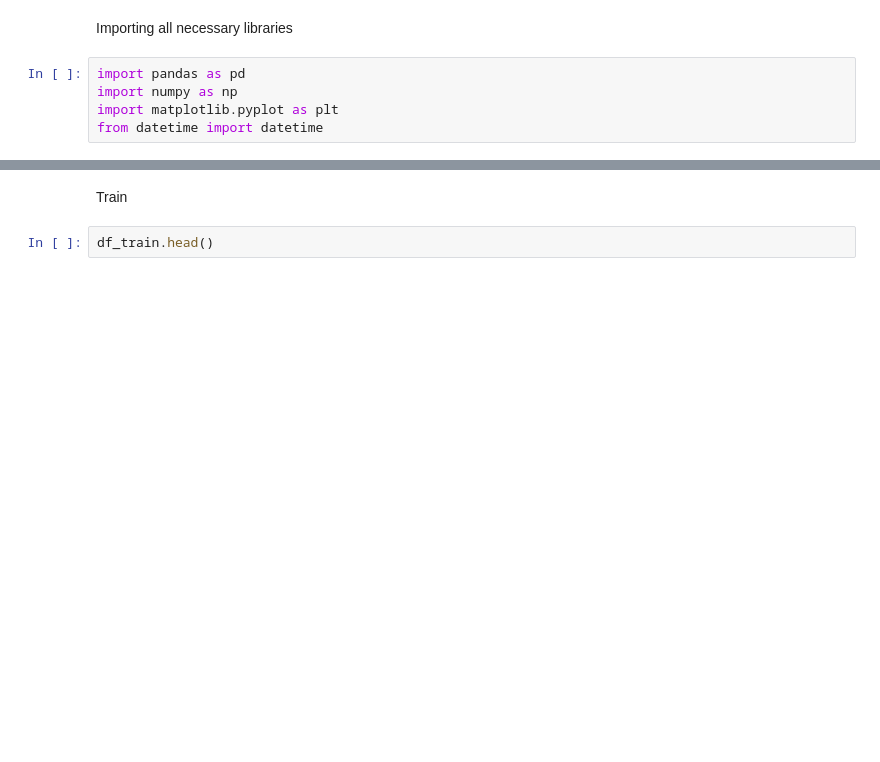
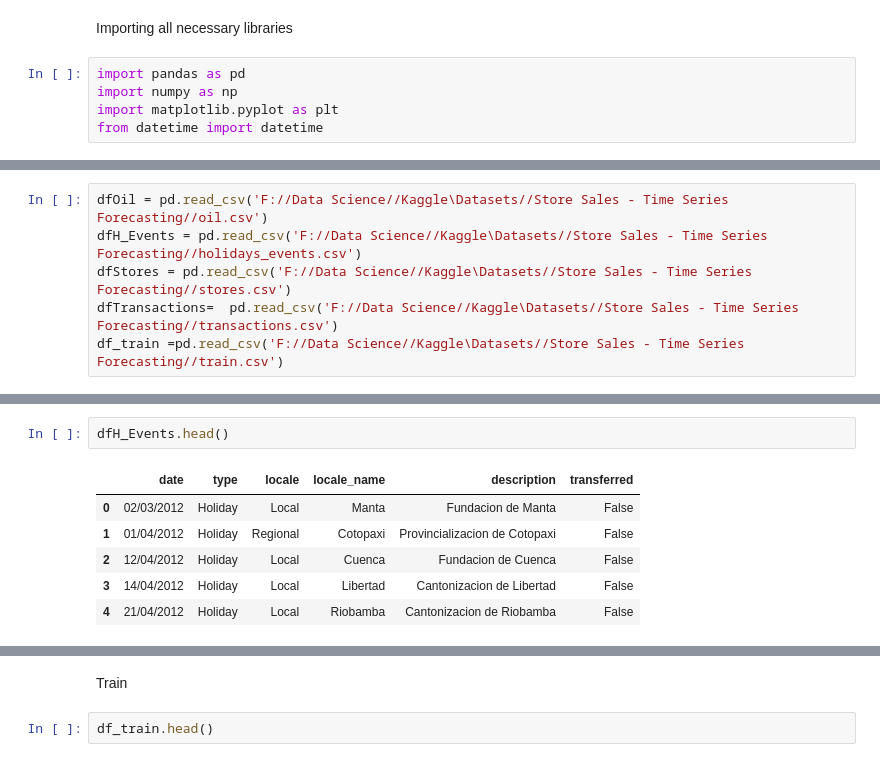
Before and after one commit to MshRoor/Kaggle-Competitions, a Jupyter notebook: Store Sales - Time Series Forecasting/Time_series_forecasting.ipynb, the cells around one changed output, grey strips where cells are left out. Cells and saved outputs as stored; diff of their text form; blank space fills up the shorter version.

```diff
--- a/Store Sales - Time Series Forecasting/Time_series_forecasting.ipynb
+++ b/Store Sales - Time Series Forecasting/Time_series_forecasting.ipynb
@@ -224,0 +32,6 @@ memory usage: 1.9+ MB
+# %%
+dfOil = pd.read_csv('F://Data Science//Kaggle\Datasets//Store Sales - Time Series Forecasting//oil.csv')
+dfH_Events = pd.read_csv('F://Data Science//Kaggle\Datasets//Store Sales - Time Series Forecasting//holidays_events.csv')
+dfStores = pd.read_csv('F://Data Science//Kaggle\Datasets//Store Sales - Time Series Forecasting//stores.csv')
+dfTransactions=  pd.read_csv('F://Data Science//Kaggle\Datasets//Store Sales - Time Series Forecasting//transactions.csv')
+df_train =pd.read_csv('F://Data Science//Kaggle\Datasets//Store Sales - Time Series Forecasting//train.csv')
@@ -224,0 +91,9 @@ memory usage: 1.9+ MB
+# %%
+dfH_Events.head()
+# %% [output]
+|  | date | type | locale | locale_name | description | transferred |
+| 0 | 02/03/2012 | Holiday | Local | Manta | Fundacion de Manta | False |
+| 1 | 01/04/2012 | Holiday | Regional | Cotopaxi | Provincializacion de Cotopaxi | False |
+| 2 | 12/04/2012 | Holiday | Local | Cuenca | Fundacion de Cuenca | False |
+| 3 | 14/04/2012 | Holiday | Local | Libertad | Cantonizacion de Libertad | False |
+| 4 | 21/04/2012 | Holiday | Local | Riobamba | Cantonizacion de Riobamba | False |
```
Also changed, not shown: parts of 58 cells of this notebook.
